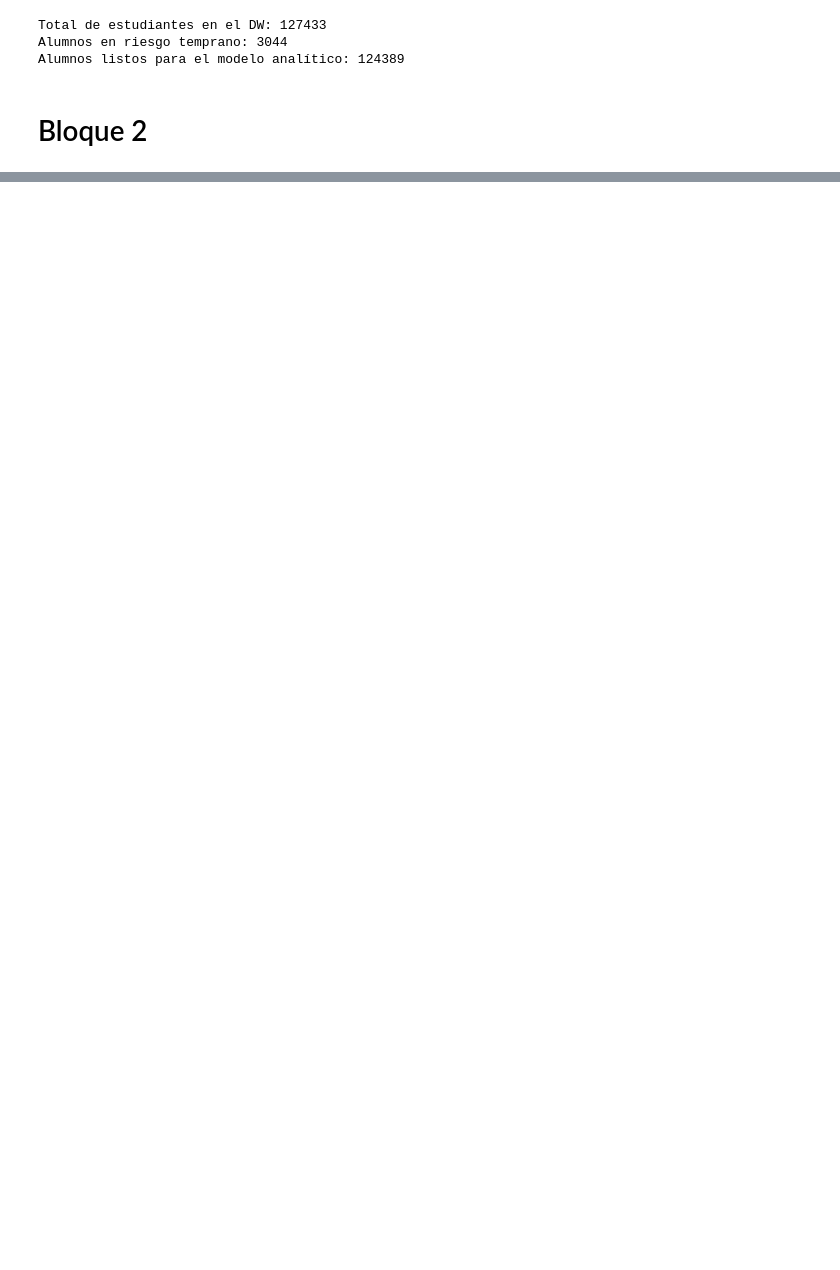
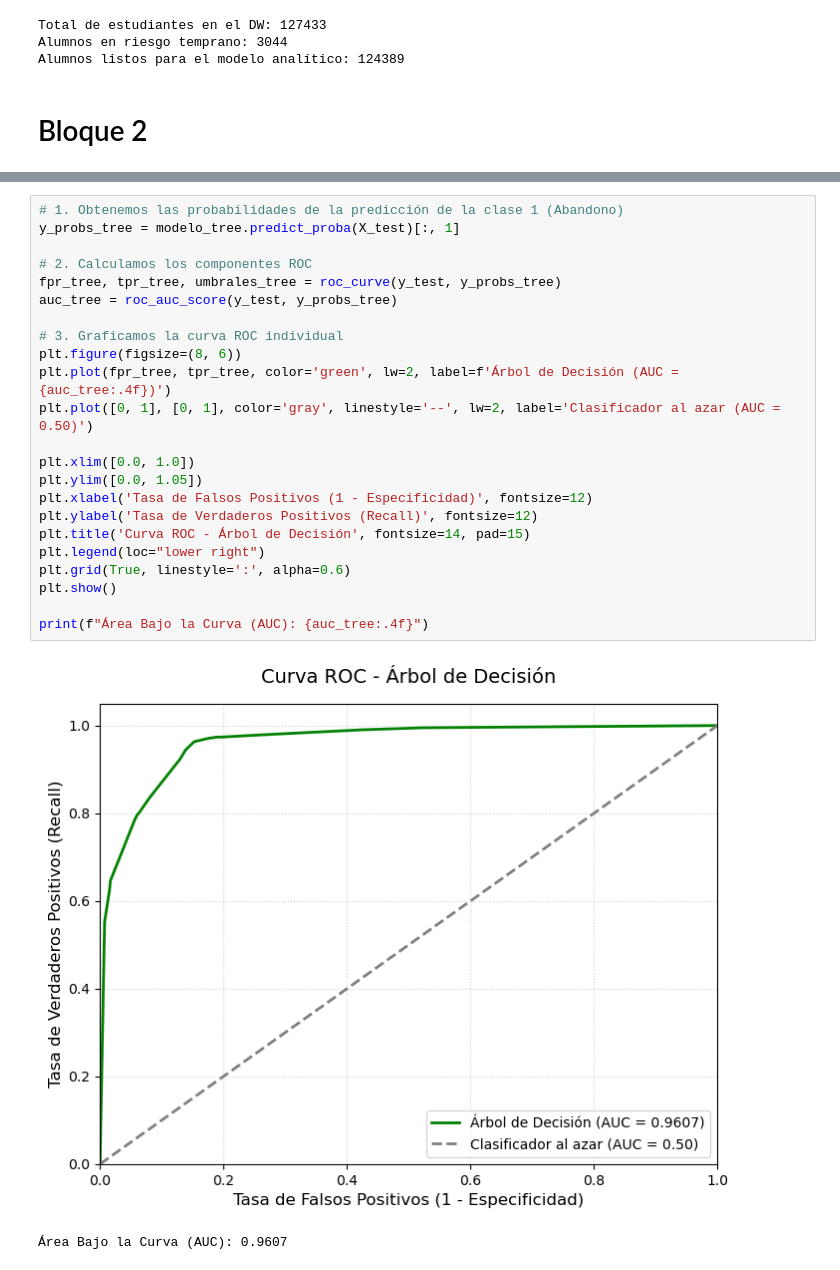
Before and after one commit to GonzaloAcost4/ADE2026_TpiUniversidad, a Jupyter notebook: AnalisisAvanzado/ModeloML.ipynb, the cells around one changed output, grey strips where cells are left out. Drawn from its saved outputs; the diff is of its cells as text; blank space fills up the shorter version.

```diff
--- a/AnalisisAvanzado/ModeloML.ipynb
+++ b/AnalisisAvanzado/ModeloML.ipynb
@@ -116,0 +463,26 @@ df_master['nivel_curso_maximo'] = df_master['nivel_curso_maximo'].fillna(1) # Si
+# %%
+# 1. Obtenemos las probabilidades de la predicción de la clase 1 (Abandono)
+y_probs_tree = modelo_tree.predict_proba(X_test)[:, 1]
+
+# 2. Calculamos los componentes ROC
+fpr_tree, tpr_tree, umbrales_tree = roc_curve(y_test, y_probs_tree)
+auc_tree = roc_auc_score(y_test, y_probs_tree)
+
+# 3. Graficamos la curva ROC individual
+plt.figure(figsize=(8, 6))
+plt.plot(fpr_tree, tpr_tree, color='green', lw=2, label=f'Árbol de Decisión (AUC = {auc_tree:.4f})')
+plt.plot([0, 1], [0, 1], color='gray', linestyle='--', lw=2, label='Clasificador al azar (AUC = 0.50)')
+
+plt.xlim([0.0, 1.0])
+plt.ylim([0.0, 1.05])
+plt.xlabel('Tasa de Falsos Positivos (1 - Especificidad)', fontsize=12)
+plt.ylabel('Tasa de Verdaderos Positivos (Recall)', fontsize=12)
+plt.title('Curva ROC - Árbol de Decisión', fontsize=14, pad=15)
+plt.legend(loc="lower right")
+plt.grid(True, linestyle=':', alpha=0.6)
+plt.show()
+
+print(f"Área Bajo la Curva (AUC): {auc_tree:.4f}")
+# %% [output]
+[figure, added]
+Área Bajo la Curva (AUC): 0.9607
```
Also changed, not shown: parts of 28 cells of this notebook, 1 other file.
